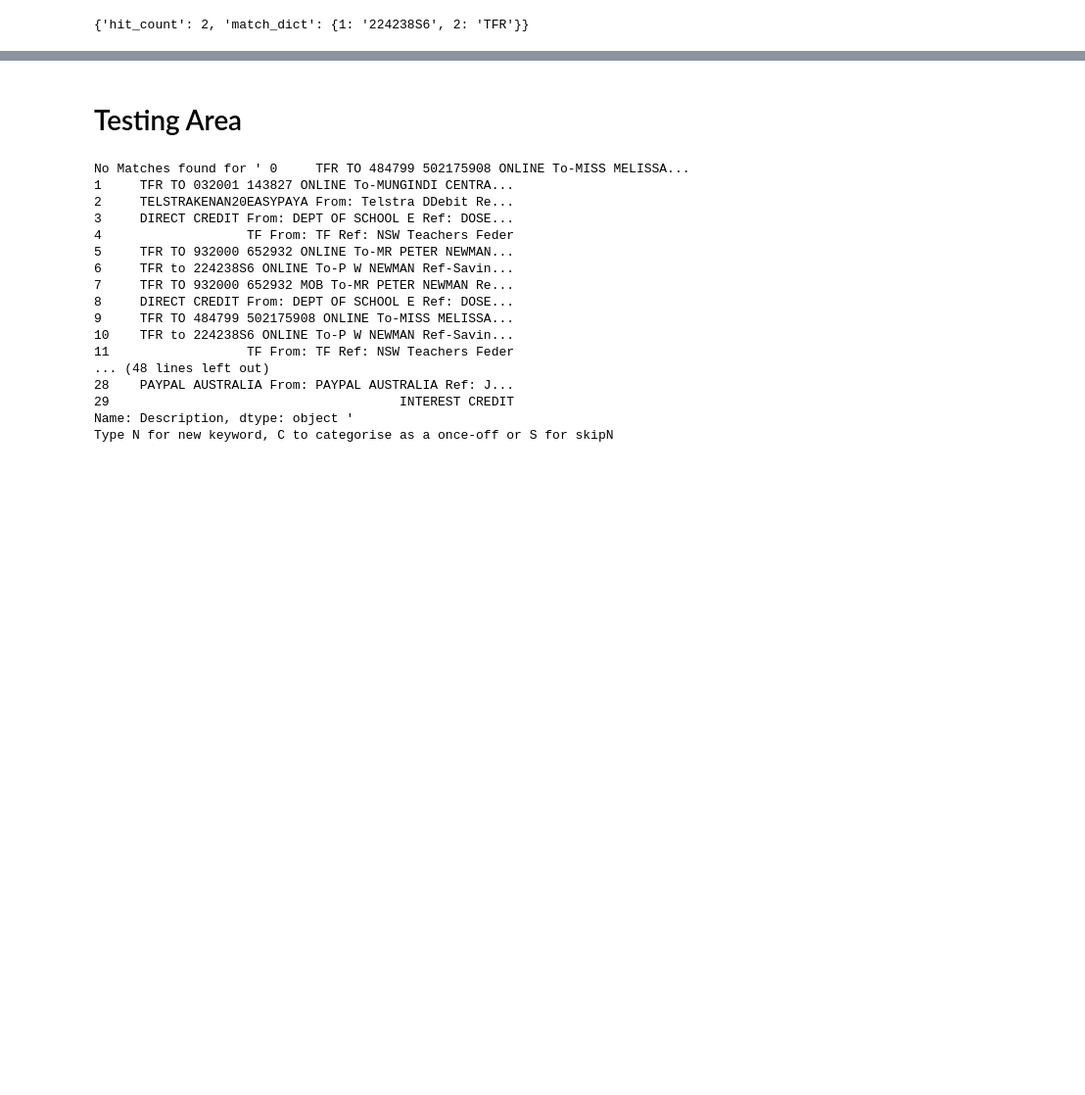
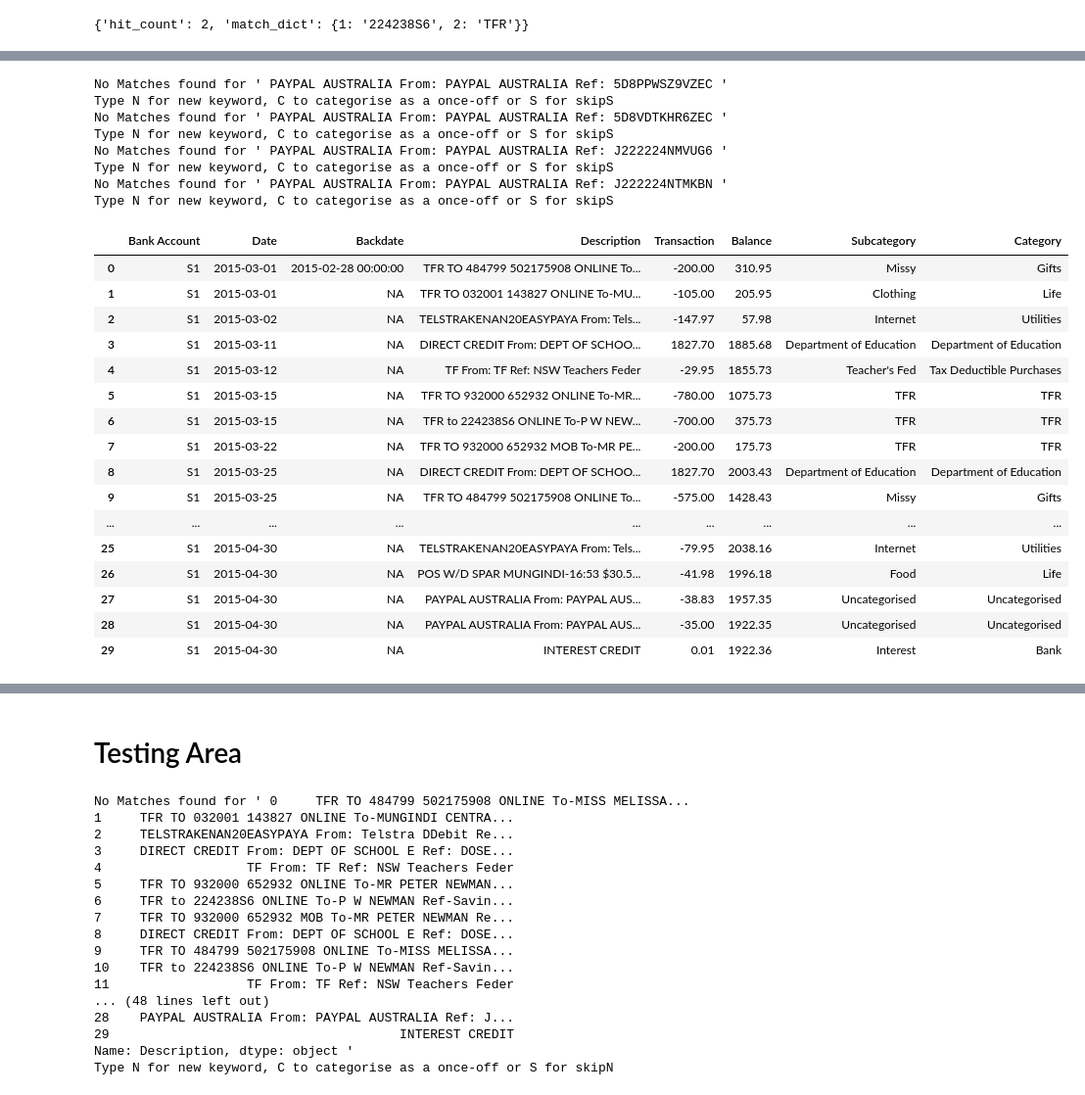
Before and after one commit to peternewman22/Budget-Tracker-V4, a Jupyter notebook: Budget Tracker V4.ipynb, the cells around one changed output, grey strips where cells are left out. Shown at 98% size. Drawn from its saved outputs; the diff is of its cells as text; code cells hidden in the pictures; blank space fills up the shorter version.

```diff
--- a/Budget Tracker V4.ipynb
+++ b/Budget Tracker V4.ipynb
@@ -252,0 +351,5 @@ def clean_data(df):
+# %%
+df = pd.read_excel("March April 2015.xlsx")
+clean_data(df)
+add_month(df)
+df.head()
@@ -252,0 +363,8 @@ def clean_data(df):
+# %%
+def add_subcategories(df):
+    df["Subcategory"] = df.apply(lambda x: pd_add_subcategories(x["Description"]),axis=1)
+# %%
+df = pd.read_excel("March April 2015.xlsx")
+clean_data(df)
+add_subcategories(df)
+df
@@ -252,0 +406,36 @@ def clean_data(df):
+# %%
+# dependency: add_subcategories
+def add_categories(df):
+    df["Category"] = df.apply(lambda x: pd_add_categories(x["Subcategory"]),axis=1)
+# %%
+df = pd.read_excel("March April 2015.xlsx")
+clean_data(df)
+add_subcategories(df)
+add_categories(df)
+df
+# %% [output]
+No Matches found for ' PAYPAL AUSTRALIA From: PAYPAL AUSTRALIA Ref: 5D8PPWSZ9VZEC '
+Type N for new keyword, C to categorise as a once-off or S for skipS
+No Matches found for ' PAYPAL AUSTRALIA From: PAYPAL AUSTRALIA Ref: 5D8VDTKHR6ZEC '
+Type N for new keyword, C to categorise as a once-off or S for skipS
+No Matches found for ' PAYPAL AUSTRALIA From: PAYPAL AUSTRALIA Ref: J222224NMVUG6 '
+Type N for new keyword, C to categorise as a once-off or S for skipS
+No Matches found for ' PAYPAL AUSTRALIA From: PAYPAL AUSTRALIA Ref: J222224NTMKBN '
+Type N for new keyword, C to categorise as a once-off or S for skipS
+|  | Bank Account | Date | Backdate | Description | Transaction | Balance | Subcategory | Category |
+| 0 | S1 | 2015-03-01 | 2015-02-28 00:00:00 | TFR TO 484799 502175908 ONLINE To... | -200.00 | 310.95 | Missy | Gifts |
+| 1 | S1 | 2015-03-01 | NA | TFR TO 032001 143827 ONLINE To-MU... | -105.00 | 205.95 | Clothing | Life |
+| 2 | S1 | 2015-03-02 | NA | TELSTRAKENAN20EASYPAYA From: Tels... | -147.97 | 57.98 | Internet | Utilities |
+| 3 | S1 | 2015-03-11 | NA | DIRECT CREDIT From: DEPT OF SCHOO... | 1827.70 | 1885.68 | Department of Education | Department of Education |
+| 4 | S1 | 2015-03-12 | NA | TF From: TF Ref: NSW Teachers Feder | -29.95 | 1855.73 | Teacher's Fed | Tax Deductible Purchases |
+| 5 | S1 | 2015-03-15 | NA | TFR TO 932000 652932 ONLINE To-MR... | -780.00 | 1075.73 | TFR | TFR |
+| 6 | S1 | 2015-03-15 | NA | TFR to 224238S6 ONLINE To-P W NEW... | -700.00 | 375.73 | TFR | TFR |
+| 7 | S1 | 2015-03-22 | NA | TFR TO 932000 652932 MOB To-MR PE... | -200.00 | 175.73 | TFR | TFR |
+| 8 | S1 | 2015-03-25 | NA | DIRECT CREDIT From: DEPT OF SCHOO... | 1827.70 | 2003.43 | Department of Education | Department of Education |
+| 9 | S1 | 2015-03-25 | NA | TFR TO 484799 502175908 ONLINE To... | -575.00 | 1428.43 | Missy | Gifts |
+| ... | ... | ... | ... | ... | ... | ... | ... | ... |
+| 25 | S1 | 2015-04-30 | NA | TELSTRAKENAN20EASYPAYA From: Tels... | -79.95 | 2038.16 | Internet | Utilities |
+| 26 | S1 | 2015-04-30 | NA | POS W/D SPAR MUNGINDI-16:53 $30.5... | -41.98 | 1996.18 | Food | Life |
+| 27 | S1 | 2015-04-30 | NA | PAYPAL AUSTRALIA From: PAYPAL AUS... | -38.83 | 1957.35 | Uncategorised | Uncategorised |
+| 28 | S1 | 2015-04-30 | NA | PAYPAL AUSTRALIA From: PAYPAL AUS... | -35.00 | 1922.35 | Uncategorised | Uncategorised |
+| 29 | S1 | 2015-04-30 | NA | INTEREST CREDIT | 0.01 | 1922.36 | Interest | Bank |
```
Also changed, not shown: parts of 51 cells of this notebook, 2 other files.
